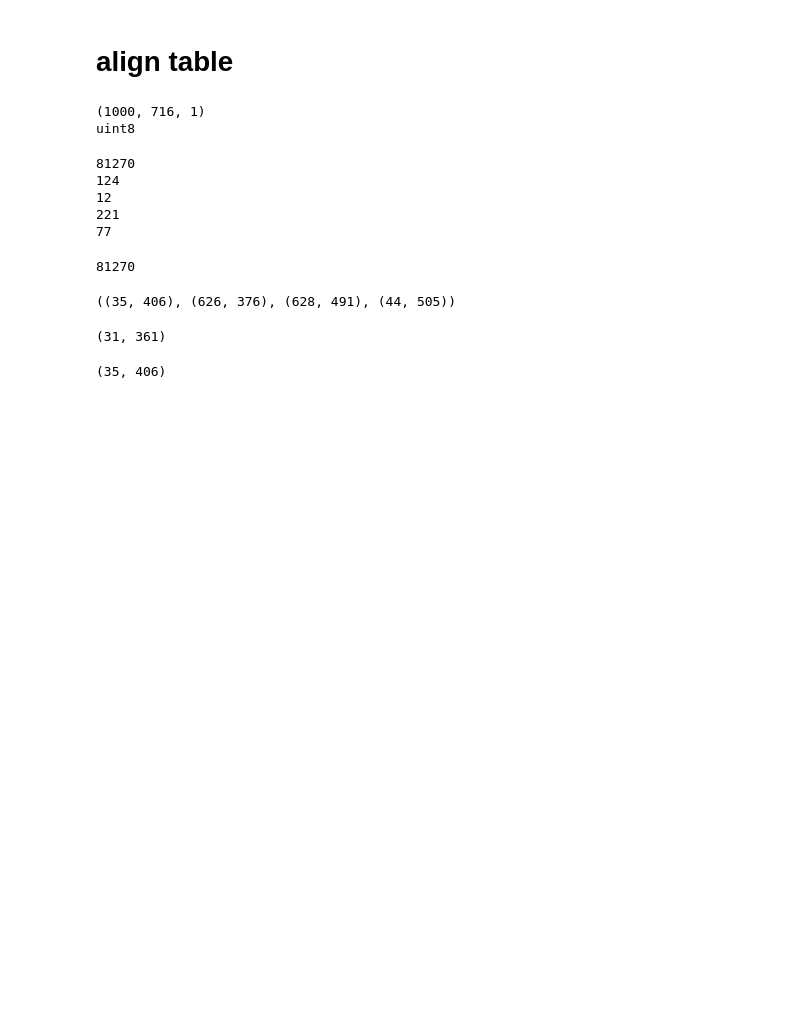
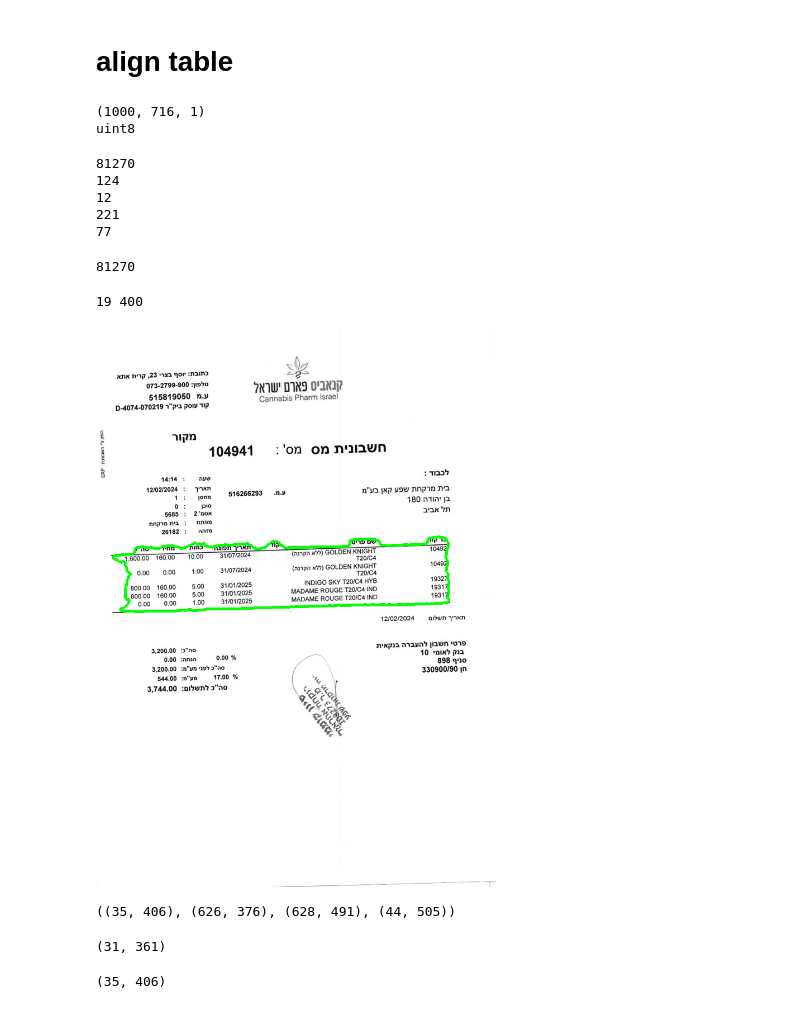
Before and after one commit to eliaweiss/MobileSAM, a Jupyter notebook: notebooks/TblDet.ipynb, the cells around one changed output. Saved outputs shown, nothing was run; the diff lists cells and outputs as text; code cells hidden in the pictures; blank space fills up the shorter version.

```diff
--- a/notebooks/TblDet.ipynb
+++ b/notebooks/TblDet.ipynb
@@ -222,6 +222,21 @@ rectArea
 81270
 # %%
 image = np.array(img)
+# %%
+tmpImg = image.copy()
+perimeter = cv2.arcLength(contour, True)
+
+# Set the epsilon parameter for approxPolyDP
+epsilon = 0.005 * perimeter
+
+# Approximate the contour with a polygon
+approx = cv2.approxPolyDP(contour, epsilon, True)
+print(len(approx),len(contour))
+cv2.drawContours(tmpImg, [contour], 0, (0, 255, 0), 4)  # Green bounding box with thickness 2
+Image.fromarray(tmpImg)
+# %% [output]
+19 400
+[figure, added]
 # %%
 def calcBB():
     mask_coords = np.where(mask != 0)
```
